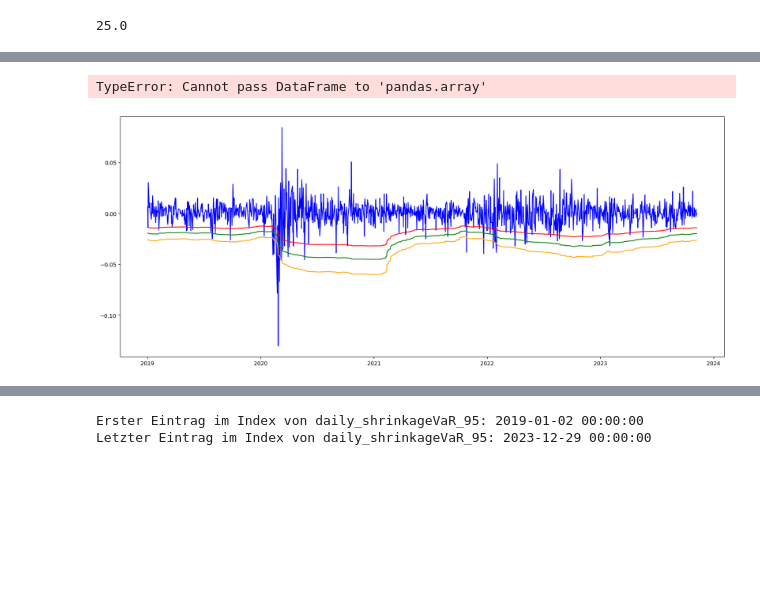
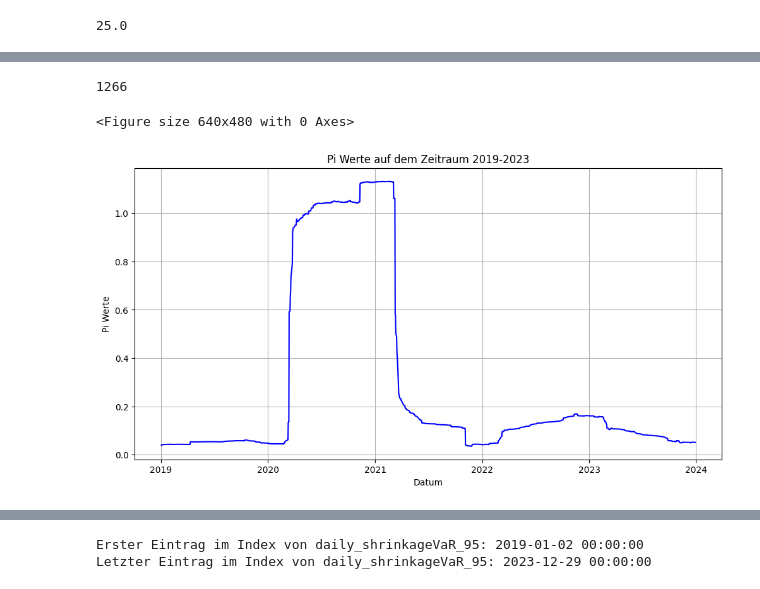
Before and after one commit to minhanhh1/MasterArbeitCode, a Jupyter notebook: SchätzungVaR.ipynb, the cells around one changed output, grey strips where cells are left out. Drawn from its saved outputs; the diff is of its cells as text; code cells hidden in the pictures; blank space fills up the shorter version.

```diff
--- a/SchätzungVaR.ipynb
+++ b/SchätzungVaR.ipynb
@@ -581,50 +496,27 @@ plt.show()
-# %%
-daily_shrinkageVaR_95.index = pd.date_range(start='2019-01-02', periods=len(daily_shrinkageVaR_95), freq='B')
-daily_shrinkageVaR_99.index = pd.date_range(start='2019-01-02', periods=len(daily_shrinkageVaR_99), freq='B')
-daily_shrinkageVaR_999.index = pd.date_range(start='2019-01-02', periods=len(daily_shrinkageVaR_999), freq='B')
-rolling_daily_returns_cor.index = pd.date_range(start='2019-01-02', periods=len(rolling_daily_returns_cor), freq='B')
-# Finden der Überschreitungen
-exceeds_shrinkageVaR_95 = rolling_daily_returns_cor['GV'] < daily_shrinkageVaR_95['GV']
-exceeds_shrinkageVaR_99 = rolling_daily_returns_cor['GV'] < daily_shrinkageVaR_99['GV']
-exceeds_shrinkageVaR_999 = rolling_daily_returns_cor['GV'] < daily_shrinkageVaR_999['GV']
-# Plotten der VaR-Werte und der Portfoliorenditen ab dem 2. Januar 2019
-plt.figure(figsize=(20, 8))
-plt.plot(rolling_daily_returns_cor.index, rolling_daily_returns_cor, label='Portfoliorendite', color='blue')
-plt.plot(daily_shrinkageVaR_95.index, daily_shrinkageVaR_95, label='VaR 95%', color='red')
-plt.plot(daily_shrinkageVaR_99.index, daily_shrinkageVaR_99, label='VaR 99%', color='green')
-plt.plot(daily_shrinkageVaR_999.index, daily_shrinkageVaR_999, label='VaR 99.9%', color='orange')
-
-
-# Schwarze Punkte für Überschreitungen plotten
-plt.scatter(rolling_daily_returns_cor.index[daily_shrinkageVaR_95], rolling_daily_returns_cor[exceeds_shrinkageVaR_95], color='black', marker='o', label='Exceeds Shrinkage VaR 90%')
-plt.scatter(rolling_daily_returns_cor.index[daily_shrinkageVaR_99], rolling_daily_returns_cor[exceeds_shrinkageVaR_99], color='red', marker='x', label='Exceeds Shrinkage VaR 95%')
-plt.scatter(rolling_daily_returns_cor.index[daily_shrinkageVaR_999], rolling_daily_returns_cor[exceeds_shrinkageVaR_999], color='green', marker='+', label='Exceeds Shrinkage VaR 99.9%')
-# Sicherstellen, dass die Indizes als datetime interpretiert werden
-
-daily_shrinkageVaR_95.index = pd.to_datetime(returns.index[250:250 + len(daily_shrinkageVaR_95)])
-daily_shrinkageVaR_99.index = pd.to_datetime(returns.index[250:250 + len(daily_shrinkageVaR_99)])
-daily_shrinkageVaR_999.index = pd.to_datetime(returns.index[250:250 + len(daily_shrinkageVaR_999)])
-rolling_daily_returns_cor.index = pd.to_datetime(returns.index[250:250 + len(rolling_daily_returns_cor)])
-# Überprüfen des neuen Indexes von daily_normalVaR und daily_shrinkageVaR
-print("Erster Eintrag im Index von daily_shrinkageVaR:", daily_shrinkageVaR_999.index[0])
-print("Letzter Eintrag im Index von daily_shrinkageVaR:", daily_shrinkageVaR_999.index[-1])
-
-
-
-# X-Achse formatieren, um nur Jahre anzuzeigen
-ax = plt.gca()
-ax.xaxis.set_major_locator(mdates.YearLocator())
-ax.xaxis.set_major_formatter(mdates.ConciseDateFormatter(mdates.YearLocator()))
-
-# Verbesserung der Darstellung der X-Achse
-plt.gcf().autofmt_xdate()
-
-plt.xlabel('Datum')
-plt.ylabel('Werte')
-plt.title('Backtesting Shrinkage-VaR')
-plt.legend()
-plt.grid(True)
-plt.show()
-# %% [output]
-TypeError: Cannot pass DataFrame to 'pandas.array'
-[figure, removed]
+# %%
+# Convert shrinkage values and sigmahat matrices to a DataFrame
+df_pi = pd.DataFrame({'Shrinkage-Konstant': pi_values})
+df_pi.index = pd.to_datetime(returns.index[250:250 + len(df_pi)])
+print(len(df_pi))
+
+# X-Achse formatieren, um nur Jahre anzuzeigen
+
+# Verbesserung der Darstellung der X-Achse
+plt.gcf().autofmt_xdate()
+
+plt.figure(figsize=(12, 6))
+plt.plot(df_pi.index, df_pi
+         , linestyle='-', color='b')
+ax = plt.gca()
+ax.xaxis.set_major_locator(mdates.YearLocator())
+ax.xaxis.set_major_formatter(mdates.ConciseDateFormatter(mdates.YearLocator()))
+
+plt.xlabel('Datum')
+plt.ylabel('Pi Werte')
+plt.title('Pi Werte auf dem Zeitraum 2019-2023')
+plt.grid(True)
+plt.show()
+# %% [output]
+1266
+<Figure size 640x480 with 0 Axes>
+[figure, added]
```
Also changed, not shown: parts of 75 cells of this notebook, 7 other files.
